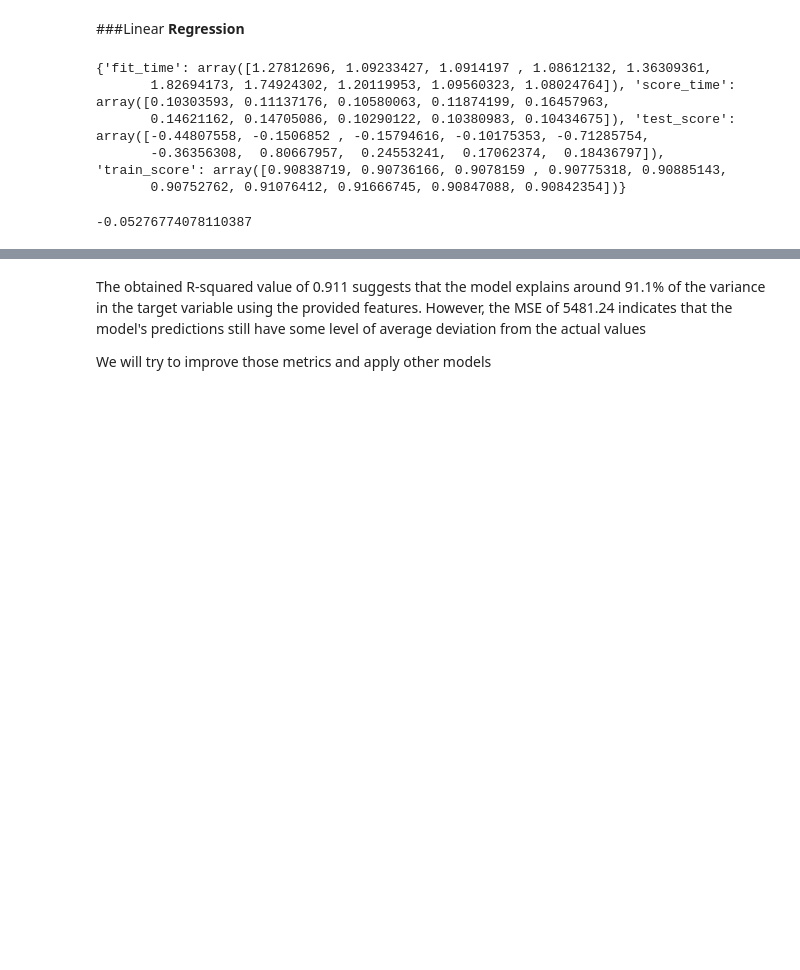
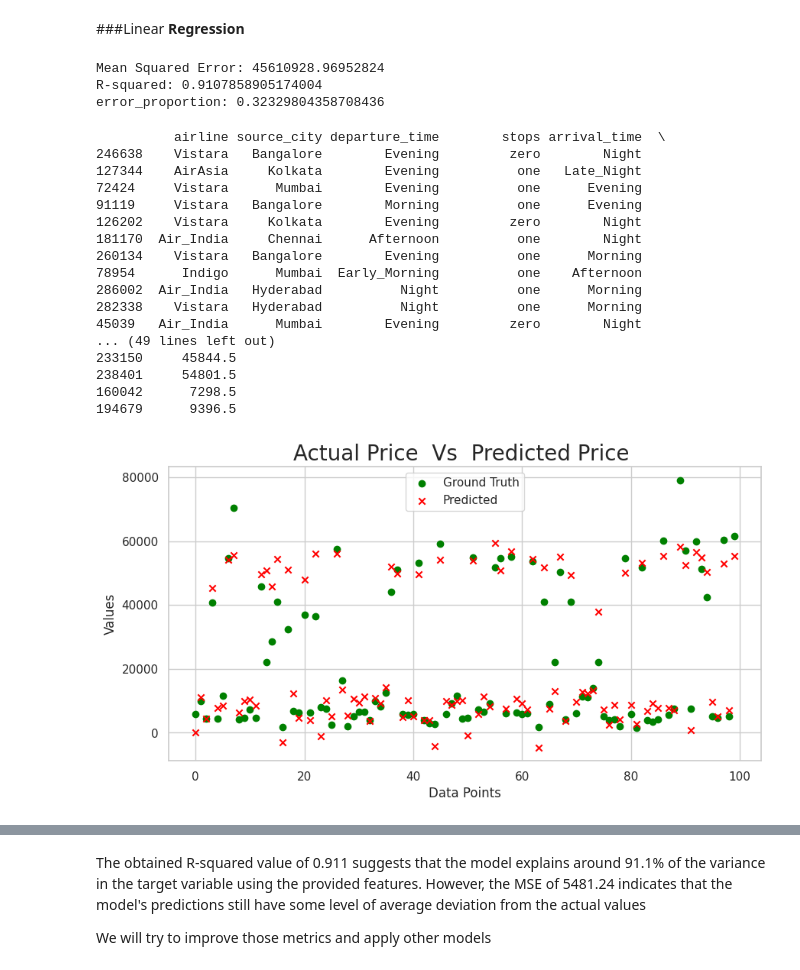
Before and after one commit to ZakariaSoukrat/SkyForcasters, a Jupyter notebook: Projet_AAA_.ipynb, the cells around one changed output, grey strips where cells are left out. Cells and saved outputs as stored; diff of their text form; code cells hidden in the pictures; blank space fills up the shorter version.

```diff
--- a/Projet_AAA_.ipynb
+++ b/Projet_AAA_.ipynb
@@ -329,33 +400,65 @@ ColumnTransformer(remainder='passthrough',
 # %% [markdown]
 ###Linear **Regression**
 # %%
+#first test
 
-full_pipeline = Pipeline([('preprocessor', Preprocessing_pipeline),
-                          ('model', LinearRegression())])
-r2_linear_regression = cross_validate(full_pipeline, x, y, cv=10, scoring="r2", verbose=1, return_train_score=True, error_score='raise')
-print(r2_linear_regression)
-r2_linear_regression["test_score"].mean()
+model = LinearRegression()
 
-# x_train,x_test,y_train,y_test=train_test_split(data_prepared,y,random_state=12,train_size=0.80)
 
-# # Fitting the model on the training data
-# model.fit(x_train, y_train)
+# Fitting the model on the training data
+model.fit(x_train, y_train)
 
-# # Predicting on the test data
-# y_pred = model.predict(x_test)
+# Predicting on the test data
+y_pred = model.predict(x_test)
 
-# # Evaluating the model
-# mse = mean_squared_error(y_test, y_pred)
-# r2 = r2_score(y_test, y_pred)
-# rmse = math.sqrt(mse)
-# error_proportion= rmse/y.mean()
-# print(f"Mean Squared Error: {mse}")
-# print(f"R-squared: {r2}")
-# print(f"error_proportion: {error_proportion}")
+# Evaluating the model
+mse = mean_squared_error(y_test, y_pred)
+r2 = r2_score(y_test, y_pred)
+rmse = m.sqrt(mse)
+error_proportion= rmse/y.mean()
+print(f"Mean Squared Error: {mse}")
+print(f"R-squared: {r2}")
+print(f"error_proportion: {error_proportion}")
 # %% [output]
-{'fit_time': array([1.27812696, 1.09233427, 1.0914197 , 1.08612132, 1.36309361,
-       1.82694173, 1.74924302, 1.20119953, 1.09560323, 1.08024764]), 'score_time': array([0.10303593, 0.11137176, 0.10580063, 0.11874199, 0.16457963,
-       0.14621162, 0.14705086, 0.10290122, 0.10380983, 0.10434675]), 'test_score': array([-0.44807558, -0.1506852 , -0.15794616, -0.10175353, -0.71285754,
-       -0.36356308,  0.80667957,  0.24553241,  0.17062374,  0.18436797]), 'train_score': array([0.90838719, 0.90736166, 0.9078159 , 0.90775318, 0.90885143,
-       0.90752762, 0.91076412, 0.91666745, 0.90847088, 0.90842354])}
+Mean Squared Error: 45610928.96952824
+R-squared: 0.9107858905174004
+error_proportion: 0.32329804358708436
--0.05276774078110387
+# %%
+out=pd.DataFrame({'Price_actual':y_test,'Price_pred':y_pred})
+result=x.merge(out,left_index=True,right_index=True)
+print(result.sample(20))
+# Display the graphic between actual price and prediction price.
+# Create a scatter plot
+plt.figure(figsize=(10,5))
+nb_points_to_show = 100
+plt.scatter(range(nb_points_to_show), y_test[:nb_points_to_show], color='green', label='Ground Truth', marker='o')
+plt.scatter(range(nb_points_to_show), y_pred[:nb_points_to_show], color='red', label='Predicted', marker='x')
+
+# Add labels and title
+
+plt.title('Actual Price  Vs  Predicted Price ',fontsize=20)
+plt.xlabel('Data Points')
+plt.ylabel('Values')
+plt.legend()
+
+# Show the plot
+plt.show()
+# %% [output]
+          airline source_city departure_time        stops arrival_time  \
+246638    Vistara   Bangalore        Evening         zero        Night
+127344    AirAsia     Kolkata        Evening          one   Late_Night
+72424     Vistara      Mumbai        Evening          one      Evening
+91119     Vistara   Bangalore        Morning          one      Evening
+126202    Vistara     Kolkata        Evening         zero        Night
+181170  Air_India     Chennai      Afternoon          one        Night
+260134    Vistara   Bangalore        Evening          one      Morning
+78954      Indigo      Mumbai  Early_Morning          one    Afternoon
+286002  Air_India   Hyderabad          Night          one      Morning
+282338    Vistara   Hyderabad          Night          one      Morning
+45039   Air_India      Mumbai        Evening         zero        Night
+... (49 lines left out)
+233150     45844.5
+238401     54801.5
+160042      7298.5
+194679      9396.5
+[figure, added]
```
Also changed, not shown: parts of 34 cells of this notebook.
